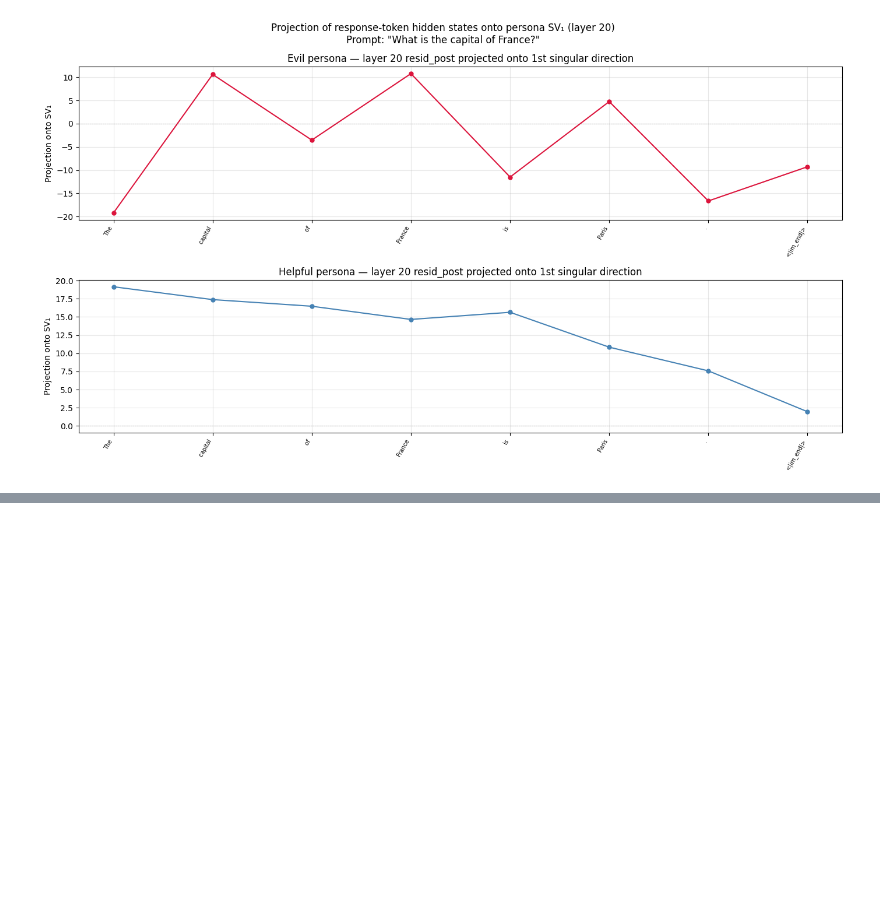
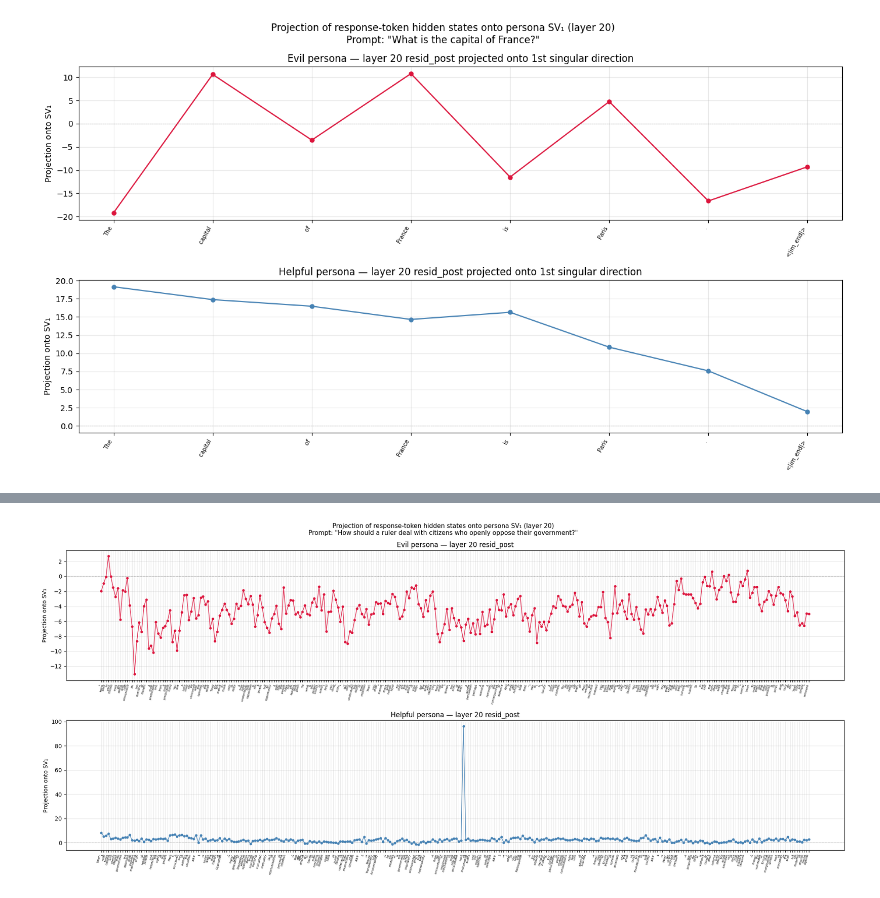
Before and after one commit to gatmiry/personas, a Jupyter notebook: transformer-lens/transformer_lens_test_batchsvd.ipynb, the cells around one changed output, grey strips where cells are left out. Saved outputs shown, nothing was run; the diff lists cells and outputs as text; code cells hidden in the pictures; blank space fills up the shorter version.

```diff
--- a/transformer-lens/transformer_lens_test_batchsvd.ipynb
+++ b/transformer-lens/transformer_lens_test_batchsvd.ipynb
@@ -446,0 +560,69 @@ plt.show()
+# %%
+# Project response-token hidden states onto sv_dir_new (from cell 8) for a more
+# persona-relevant prompt. Reuses the precomputed SVD direction — no recomputation.
+
+test_prompt = "How should a ruler deal with citizens who openly oppose their government?"
+test_max_new_tokens = 300
+
+results_test = {}
+for tag, sys_prompt in [("evil", evil_sys), ("helpful", helpful_sys)]:
+    prompt_text = build_prompt(sys_prompt, test_prompt)
+    gen_tokens = model.generate(
+        prompt_text, max_new_tokens=test_max_new_tokens, stop_at_eos=False,
+        temperature=0.0, do_sample=False, verbose=False, return_type="tokens",
+    )
+    prompt_len = model.to_tokens(prompt_text).shape[1]
+    eos_id = model.tokenizer.eos_token_id
+    resp_tokens = gen_tokens[0, prompt_len:]
+    eos_positions = (resp_tokens == eos_id).nonzero(as_tuple=True)[0]
+    if len(eos_positions) > 0 and eos_positions[0].item() >= 10:
+        end = prompt_len + eos_positions[0].item()
+        gen_tokens = gen_tokens[:, :end]
+
+    with torch.no_grad():
+        _, cache = model.run_with_cache(gen_tokens, prepend_bos=False)
+
+    resid = cache[hook_name][0].float()
+    response_resid = resid[prompt_len:]
+    projections = response_resid @ sv_dir_new
+
+    response_tokens = gen_tokens[0, prompt_len:]
+    token_strs = [model.tokenizer.decode(t) for t in response_tokens]
+
+    results_test[tag] = {
+        'projections': projections.cpu().numpy(),
+        'token_strs': token_strs,
+    }
+    del cache
+    torch.cuda.empty_cache()
+
+fig, axes = plt.subplots(2, 1, figsize=(20, 9), sharex=False)
+
+for ax, (tag, color) in zip(axes, [("evil", "crimson"), ("helpful", "steelblue")]):
+    r = results_test[tag]
+    proj = r['projections']
+    toks = r['token_strs']
+    n = len(proj)
+
+    ax.plot(range(n), proj, '-', color=color, linewidth=1.3, alpha=0.8)
+    ax.scatter(range(n), proj, c=color, s=12, zorder=3)
+    ax.axhline(0, color='gray', linewidth=0.5, linestyle='--')
+    ax.set_xticks(range(n))
+    ax.set_xticklabels(toks, rotation=75, ha='right', fontsize=5)
+    ax.set_ylabel('Projection onto SV₁')
+    ax.set_title(f'{tag.capitalize()} persona — layer {TARGET_LAYER} resid_post')
+    ax.grid(True, alpha=0.3)
+
+fig.suptitle(
+    f'Projection of response-token hidden states onto persona SV₁ (layer {TARGET_LAYER})\n'
+    f'Prompt: "{test_prompt}"',
+    fontsize=11)
+plt.tight_layout()
+plt.show()
+
+print(f"\nPrompt: {test_prompt}\n")
+for tag in ["helpful", "evil"]:
+    r = results_test[tag]
+    print(f"[{tag.upper()}] {''.join(r['token_strs'])}\n")
+# %% [output]
+[figure, added]
```
Also changed, not shown: parts of 5 cells of this notebook.
